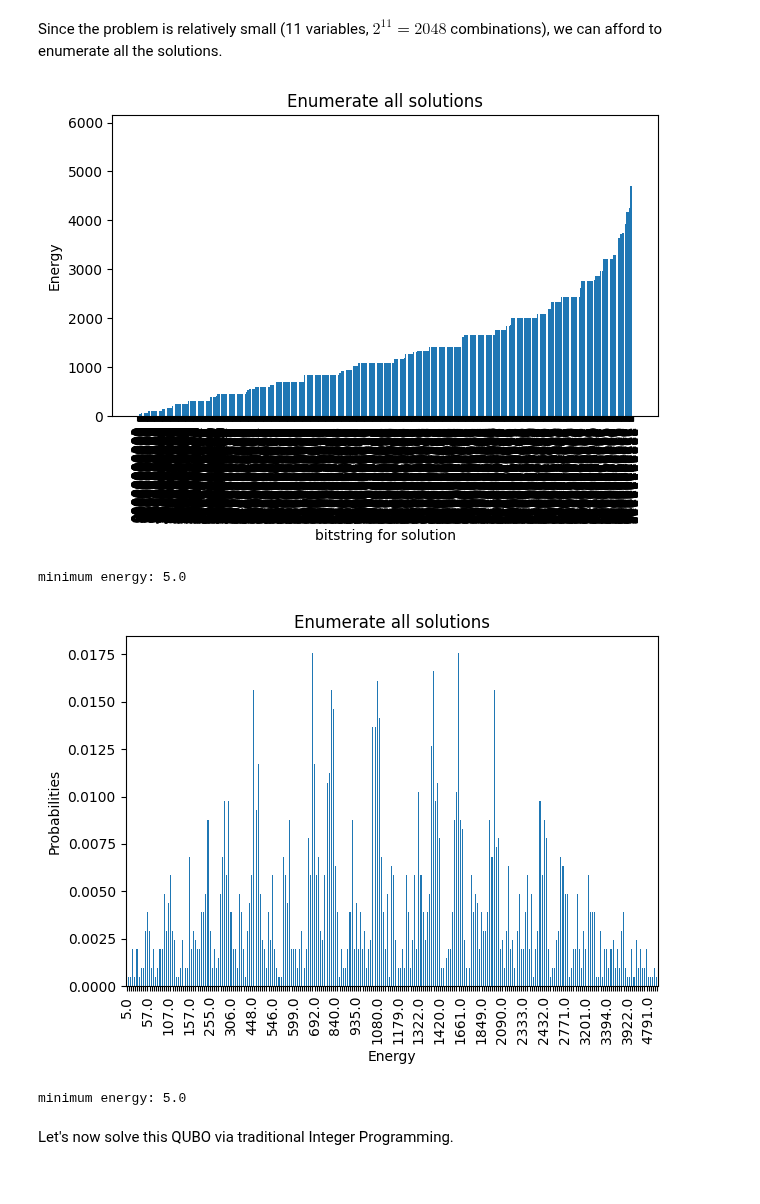
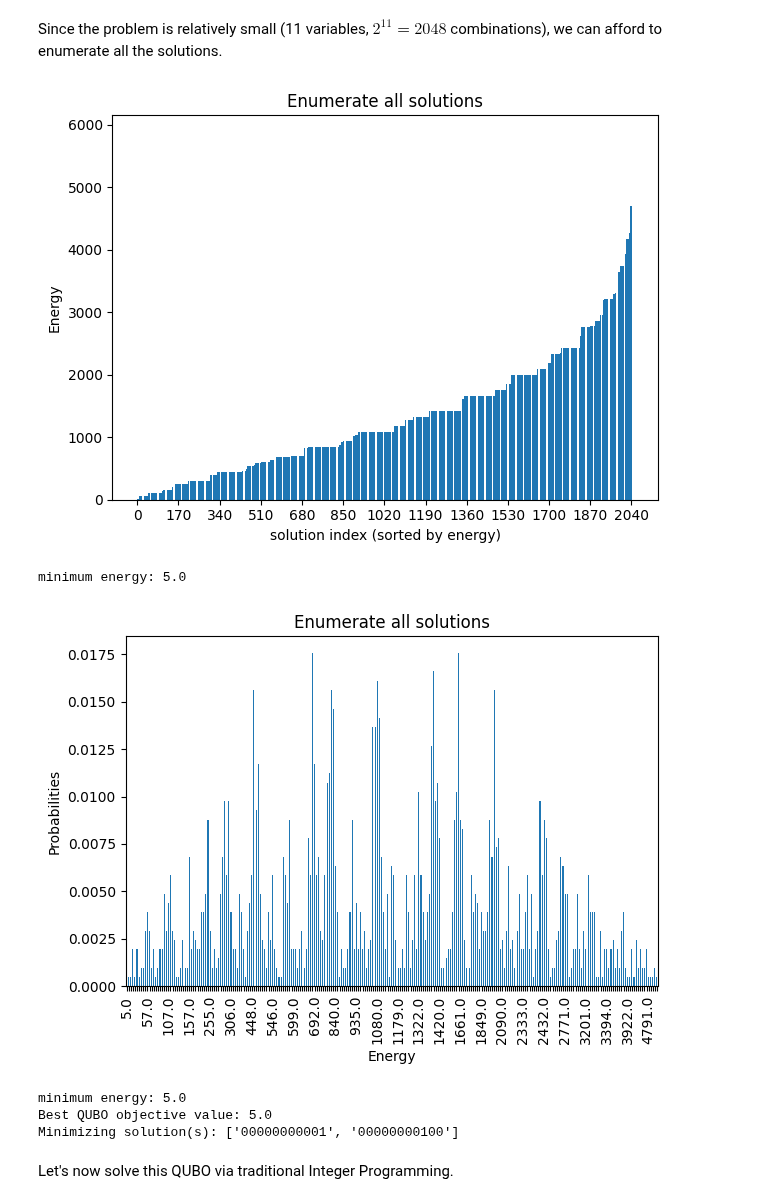
Before and after one commit to SECQUOIA/QuIP, a Jupyter notebook: notebooks_py/2-QUBO_python.ipynb, the cells around one changed output. Cells and saved outputs as stored; diff of their text form; code cells hidden in the pictures.

Commit message:
Refine QUBO notebook solutions and solver usage

```diff
--- a/notebooks_py/2-QUBO_python.ipynb
+++ b/notebooks_py/2-QUBO_python.ipynb
@@ -181,25 +177,41 @@ def sample_label(sample):
     return ''.join(str(int(sample[i])) for i in sorted(sample))
 
 
+def format_solution(sample, vartype):
+    if vartype == dimod.BINARY:
+        return sample_label(sample)
+    return {i + 1: int(sample[i]) for i in sorted(sample)}
+
+
+def best_samples(results):
+    ordered = list(results.data(['sample', 'energy'], sorted_by='energy'))
+    best_energy = ordered[0].energy
+    best = [datum.sample for datum in ordered if np.isclose(datum.energy, best_energy)]
+    return best, best_energy
+
+
 def plot_enumerate(results, title=None):
     plt.figure()
 
-    energies = [datum.energy for datum in results.data(['energy'], sorted_by='energy')]
-
-    if results.vartype == dimod.BINARY:
-        samples = [sample_label(datum.sample) for datum in results.data(['sample'], sorted_by='energy')]
-        plt.xlabel('bitstring for solution')
-    else:
-        samples = np.arange(len(energies))
-        plt.xlabel('solution')
+    ordered = list(results.data(['sample', 'energy'], sorted_by='energy'))
+    energies = [datum.energy for datum in ordered]
+    samples = np.arange(len(energies))
 
     plt.bar(samples, energies)
-    plt.xticks(rotation=90)
+    tick_step = max(1, len(samples) // 12)
+    plt.xticks(samples[::tick_step])
+    plt.xlabel('solution index (sorted by energy)')
     plt.ylabel('Energy')
     plt.title(str(title))
     plt.tight_layout()
     plt.show()
     print('minimum energy:', min(energies))
+
+
+def report_best_solutions(results, model_name):
+    best, best_energy = best_samples(results)
+    print(f'Best {model_name} objective value: {best_energy}')
+    print('Minimizing solution(s):', [format_solution(sample, results.vartype) for sample in best])
 
 
 def plot_samples(results, title=None):
@@ -247,11 +259,14 @@ def plot_energies(results, title=None, skip=1):
 # %%
 plot_enumerate(exactSamples, title='Enumerate all solutions')
 plot_energies(exactSamples, title='Enumerate all solutions', skip=10)
+report_best_solutions(exactSamples, 'QUBO')
 # %% [output]
-[figure, old version]
+[figure, new version]
 minimum energy: 5.0
 [figure]
 minimum energy: 5.0
+Best QUBO objective value: 5.0
+Minimizing solution(s): ['00000000001', '00000000100']
 # %% [markdown]
 Let's now solve this QUBO via traditional Integer Programming.
 # %%
```
Also changed, not shown: parts of 10 cells of this notebook, 1 other file.
